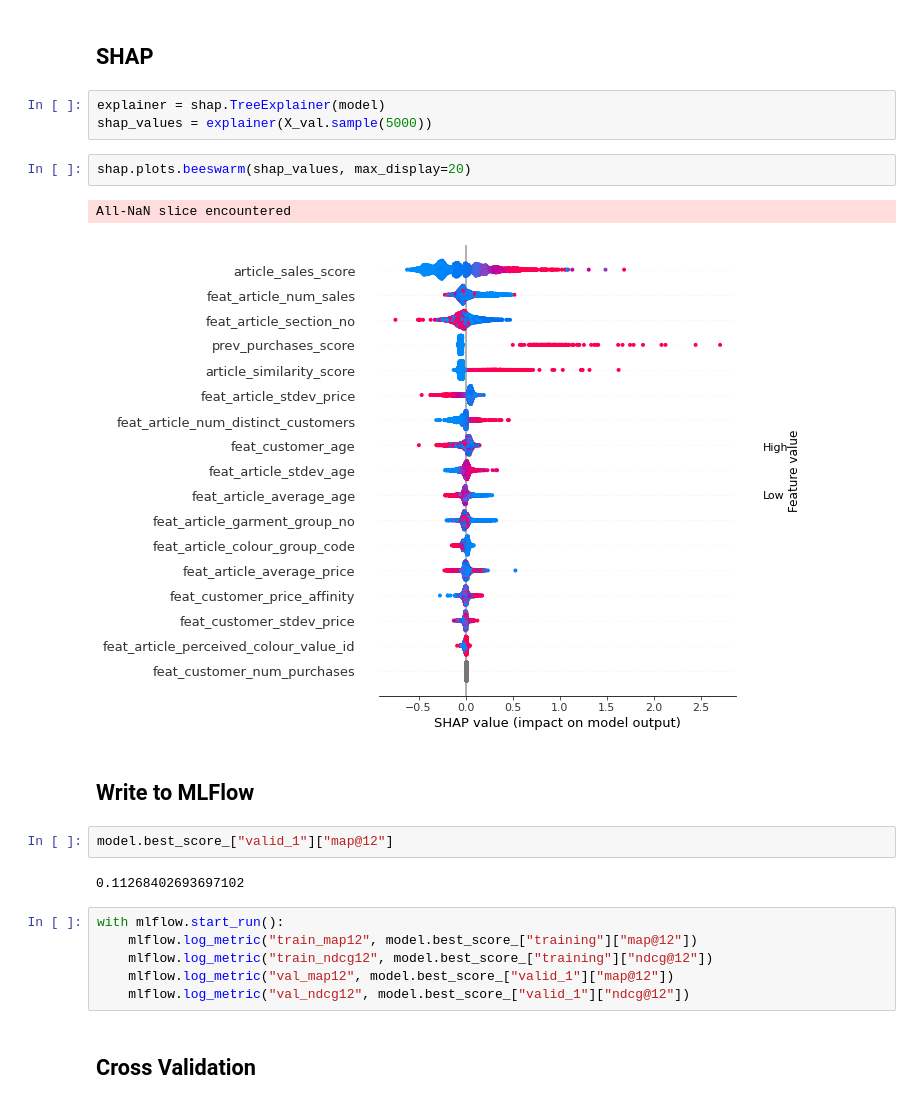
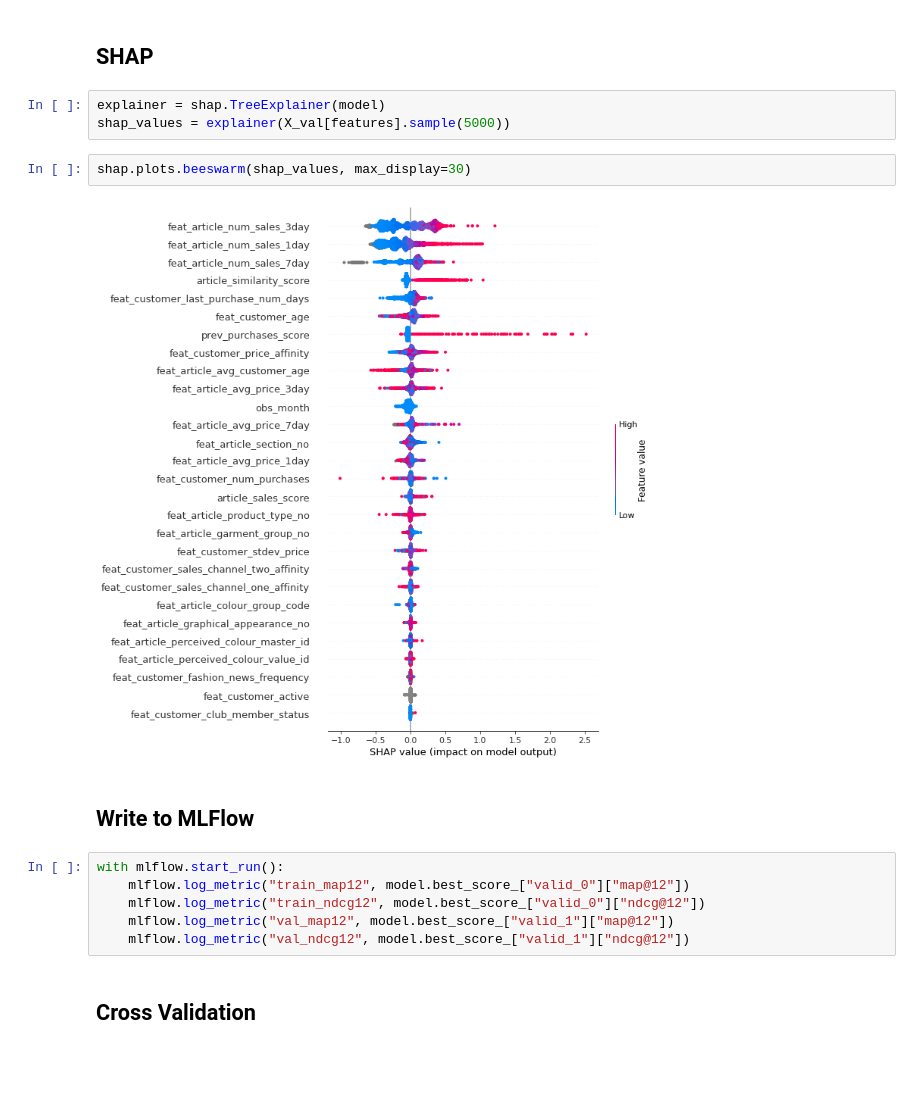
Before and after one commit to mikeczech/challenges, a Jupyter notebook: kaggle/hm_fashion_reco/notebooks/04_training.ipynb, the cells around one changed output. Cells and saved outputs as stored; diff of their text form; blank space fills up the shorter version.

```diff
--- a/kaggle/hm_fashion_reco/notebooks/04_training.ipynb
+++ b/kaggle/hm_fashion_reco/notebooks/04_training.ipynb
@@ -350,22 +425,17 @@ lightgbm.plot_importance(model, figsize=(5, 10), height=0.5)
 ## SHAP
 # %%
 explainer = shap.TreeExplainer(model)
-shap_values = explainer(X_val.sample(5000))
+shap_values = explainer(X_val[features].sample(5000))
-# %%
-shap.plots.beeswarm(shap_values, max_display=20)
-# %% [output]
-All-NaN slice encountered
-[figure, removed]
+# %%
+shap.plots.beeswarm(shap_values, max_display=30)
+# %% [output]
+[figure, added]
 # %% [markdown]
 ## Write to MLFlow
-# %%
-model.best_score_["valid_1"]["map@12"]
-# %% [output]
-0.11268402693697102
 # %%
 with mlflow.start_run():
-    mlflow.log_metric("train_map12", model.best_score_["training"]["map@12"])
-    mlflow.log_metric("train_ndcg12", model.best_score_["training"]["ndcg@12"])
+    mlflow.log_metric("train_map12", model.best_score_["valid_0"]["map@12"])
+    mlflow.log_metric("train_ndcg12", model.best_score_["valid_0"]["ndcg@12"])
     mlflow.log_metric("val_map12", model.best_score_["valid_1"]["map@12"])
     mlflow.log_metric("val_ndcg12", model.best_score_["valid_1"]["ndcg@12"])
 # %% [markdown]
```
Also changed, not shown: parts of 21 cells of this notebook, 6 other files.
